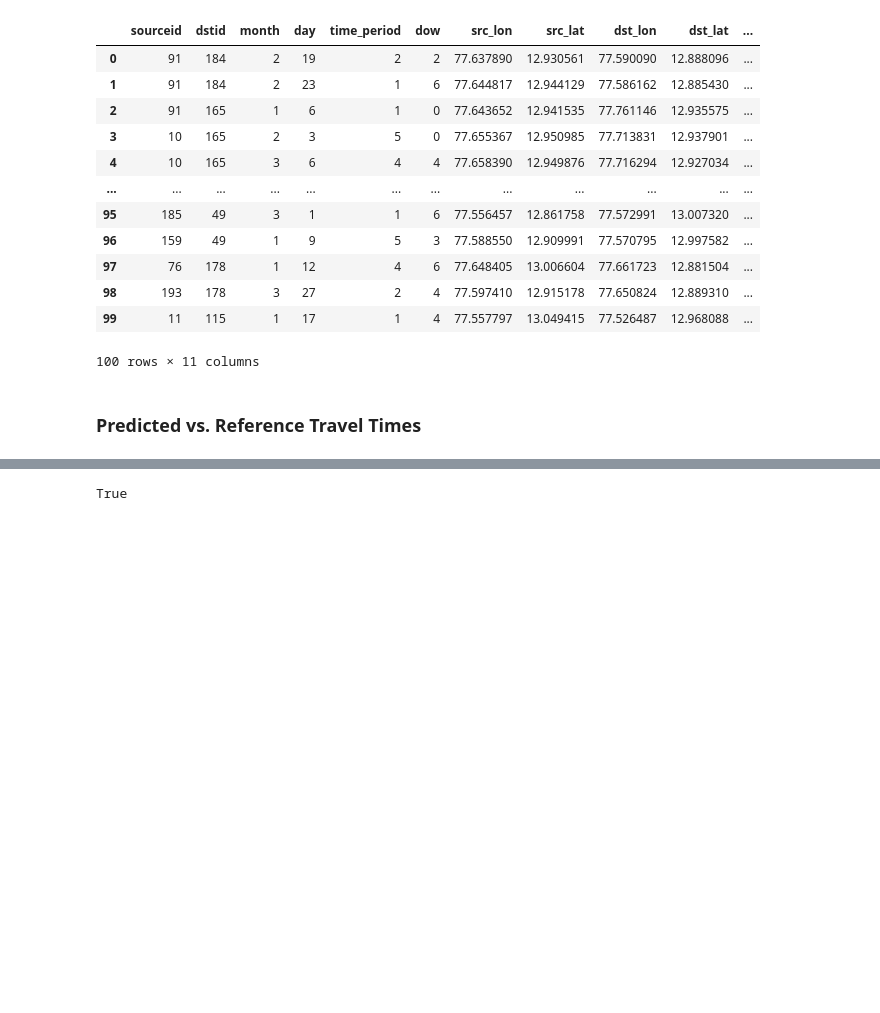
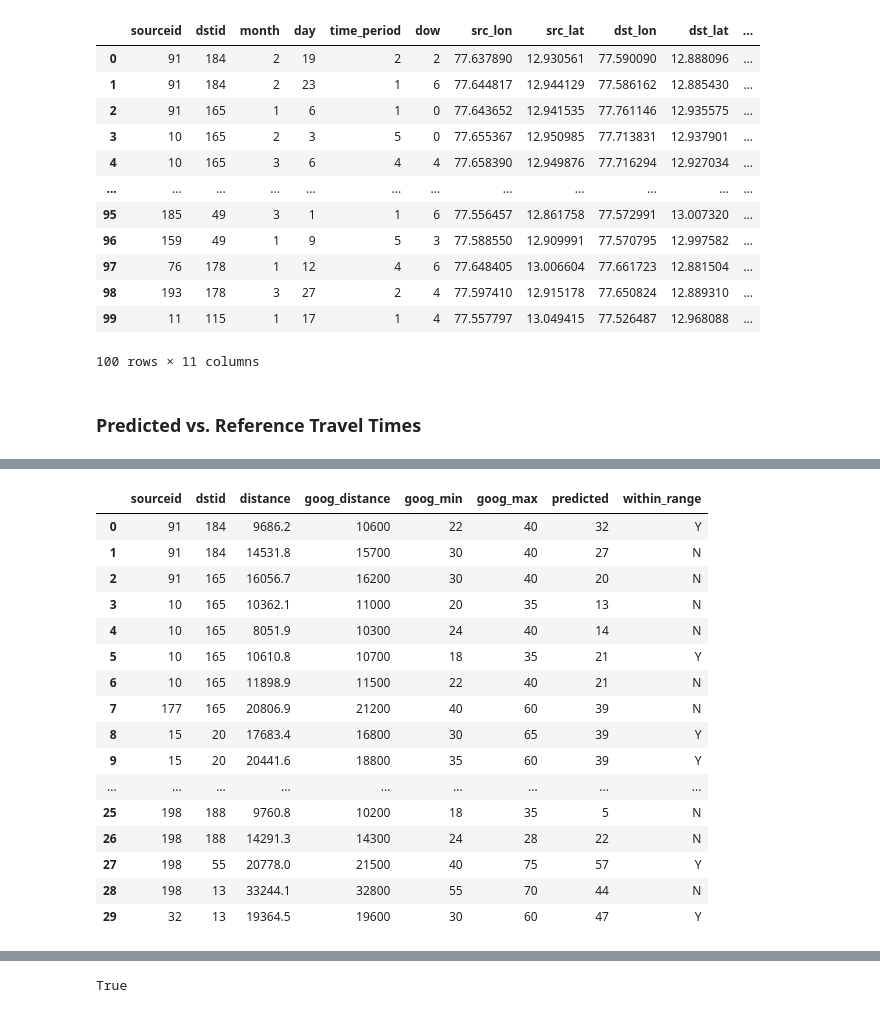
Before and after one commit to vishnuprasadjs/spatial-data-science, a Jupyter notebook: travel_time_prediction/uber_osm_model.ipynb, the cells around one changed output, grey strips where cells are left out. Drawn from its saved outputs; the diff is of its cells as text; code cells hidden in the pictures; blank space fills up the shorter version.

```diff
--- a/travel_time_prediction/uber_osm_model.ipynb
+++ b/travel_time_prediction/uber_osm_model.ipynb
@@ -381,0 +390,25 @@ model_test
+# %%
+reference_data['predicted'] = reference_data.apply(predict_time, axis=1)
+results = reference_data[['sourceid', 'dstid', 'distance', 'goog_distance', 'goog_min', 'goog_max', 'predicted']].copy()
+results['within_range'] = np.where(
+    (results['predicted'] <= results['goog_max'])
+        & (results['predicted'] >= results['goog_min']), 'Y', 'N')
+results
+# %% [output]
+|  | sourceid | dstid | distance | goog_distance | goog_min | goog_max | predicted | within_range |
+| 0 | 91 | 184 | 9686.2 | 10600 | 22 | 40 | 32 | Y |
+| 1 | 91 | 184 | 14531.8 | 15700 | 30 | 40 | 27 | N |
+| 2 | 91 | 165 | 16056.7 | 16200 | 30 | 40 | 20 | N |
+| 3 | 10 | 165 | 10362.1 | 11000 | 20 | 35 | 13 | N |
+| 4 | 10 | 165 | 8051.9 | 10300 | 24 | 40 | 14 | N |
+| 5 | 10 | 165 | 10610.8 | 10700 | 18 | 35 | 21 | Y |
+| 6 | 10 | 165 | 11898.9 | 11500 | 22 | 40 | 21 | N |
+| 7 | 177 | 165 | 20806.9 | 21200 | 40 | 60 | 39 | N |
+| 8 | 15 | 20 | 17683.4 | 16800 | 30 | 65 | 39 | Y |
+| 9 | 15 | 20 | 20441.6 | 18800 | 35 | 60 | 39 | Y |
+| ... | ... | ... | ... | ... | ... | ... | ... | ... |
+| 25 | 198 | 188 | 9760.8 | 10200 | 18 | 35 | 5 | N |
+| 26 | 198 | 188 | 14291.3 | 14300 | 24 | 28 | 22 | N |
+| 27 | 198 | 55 | 20778.0 | 21500 | 40 | 75 | 57 | Y |
+| 28 | 198 | 13 | 33244.1 | 32800 | 55 | 70 | 44 | N |
+| 29 | 32 | 13 | 19364.5 | 19600 | 30 | 60 | 47 | Y |
```
Also changed, not shown: parts of 16 cells of this notebook, 1 other file.
